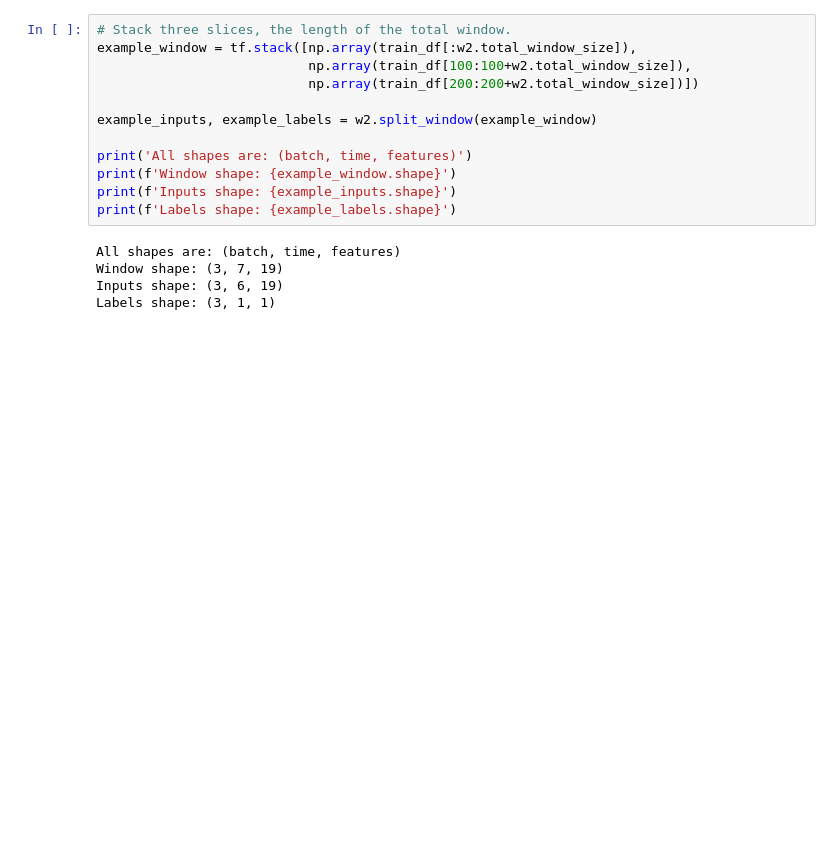
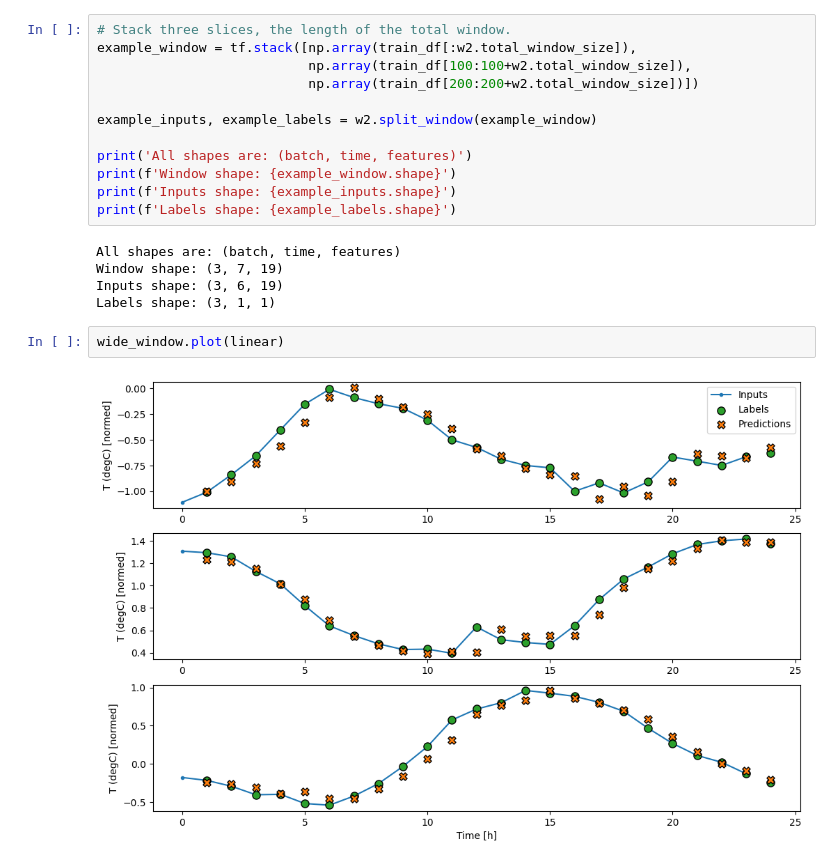
Before and after one commit to flyinacres/tensorflow, a Jupyter notebook: tensorflow-timeseries.ipynb, the cells around one changed output. Drawn from its saved outputs; the diff is of its cells as text; blank space fills up the shorter version.

```diff
--- a/tensorflow-timeseries.ipynb
+++ b/tensorflow-timeseries.ipynb
@@ -568,3 +564,7 @@ All shapes are: (batch, time, features)
 Window shape: (3, 7, 19)
 Inputs shape: (3, 6, 19)
 Labels shape: (3, 1, 1)
+# %%
+wide_window.plot(linear)
+# %% [output]
+[figure, added]
```
Also changed, not shown: parts of 14 cells of this notebook.
